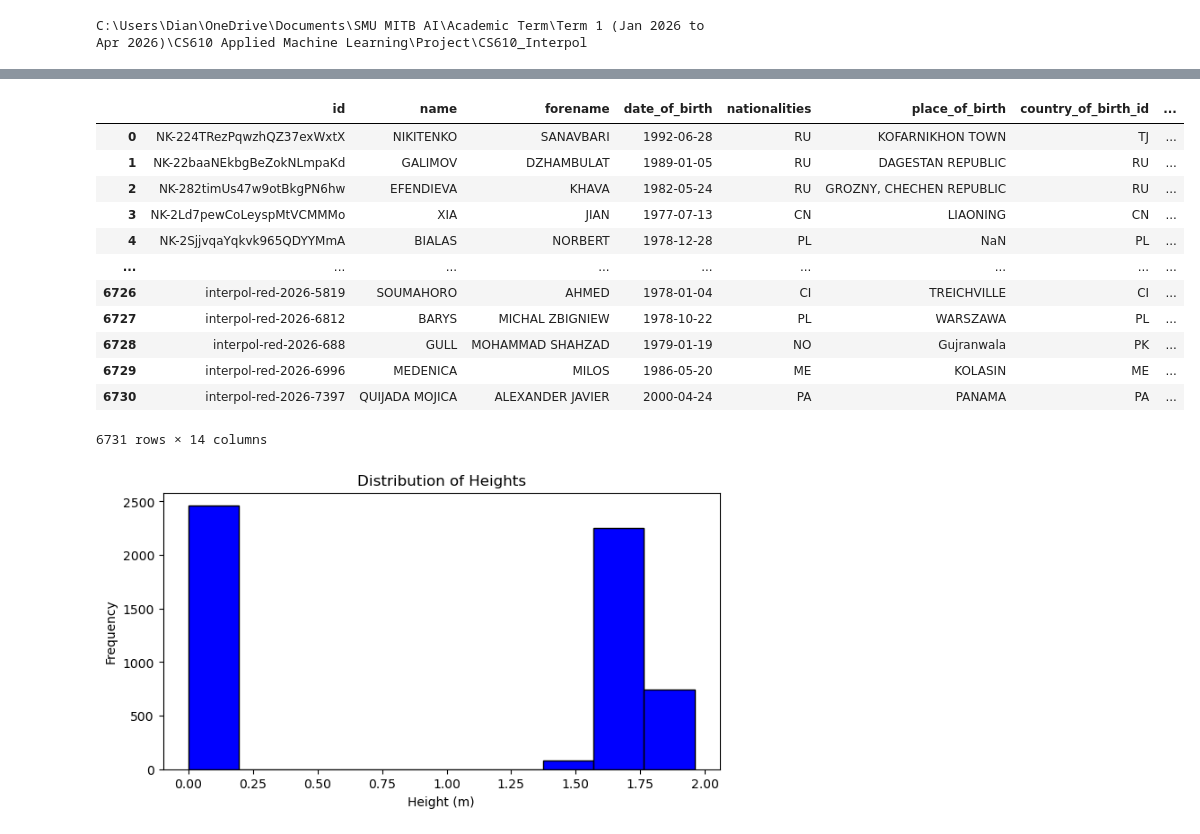
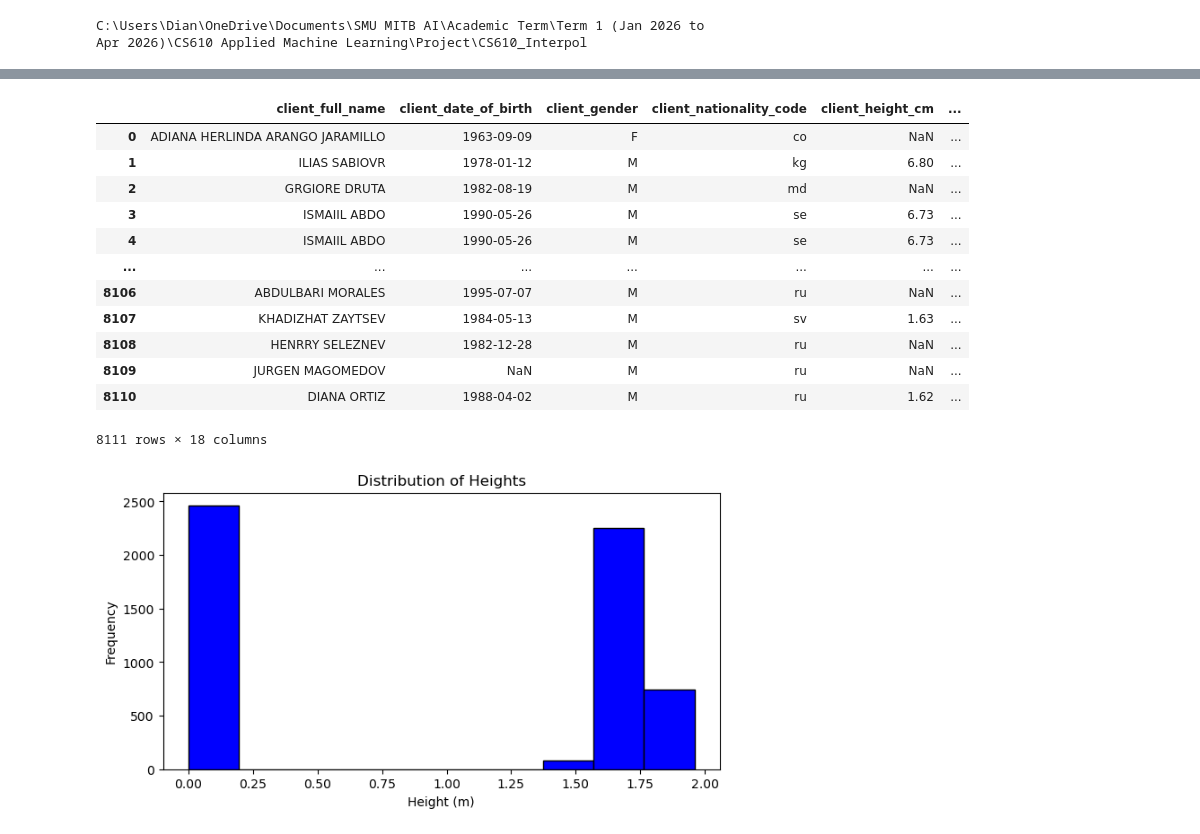
Before and after one commit to dian-farah/Interpol_Biometric_Prediction, a Jupyter notebook: Pillar 3 (Biometric Prediction).ipynb, the cells around one changed output, grey strips where cells are left out. Cells and saved outputs as stored; diff of their text form; code cells hidden in the pictures.

```diff
--- a/Pillar 3 (Biometric Prediction).ipynb
+++ b/Pillar 3 (Biometric Prediction).ipynb
@@ -61,0 +110,9 @@ pd.merge(synthetic_client, sanctions, left_on = 'matched_sanction_id', right_on
+# %%
+# 1. PREP DATASETS
+# To keep "all" columns from both sides without collision, we prefix them
+client_cols_prefixed = {col: f"client_{col}" for col in synthetic_client.columns}
+sanctions_cols_prefixed = {col: f"sanction_{col}" for col in sanctions.columns}
+
+# We use the renamed versions for the final assembly
+clients_renamed = synthetic_client.rename(columns=client_cols_prefixed)
+sanctions_renamed = sanctions.rename(columns=sanctions_cols_prefixed)
@@ -88,19 +169,41 @@ See the caveats in the documentation: https://pandas.pydata.org/pandas-docs/stab
 # %%
-biometric_prediction
+cols = [
+    'client_full_name',
+    'client_date_of_birth',
+    'client_gender',
+    'client_nationality_code',
+    'client_height_cm',
+    'client_weight_kg',
+    'client_hair_color',
+    'client_eye_color',
+    'client_match_label',
+    'sanction_name',
+    'sanction_birth_date',
+    'sanction_GENDER',
+    'sanction_countries',
+    'sanction_height',
+    'sanction_weight',
+    'sanction_hairColor',
+    'sanction_eyeColor',
+    'sanction_id'
+]
+training_data = training_data[cols]
+training_data = training_data.drop_duplicates().reset_index(drop=True)
+training_data
 # %% [output]
-|  | id | name | forename | date_of_birth | nationalities | place_of_birth | country_of_birth_id | ... |
-| 0 | NK-224TRezPqwzhQZ37exWxtX | NIKITENKO | SANAVBARI | 1992-06-28 | RU | KOFARNIKHON TOWN | TJ | ... |
-| 1 | NK-22baaNEkbgBeZokNLmpaKd | GALIMOV | DZHAMBULAT | 1989-01-05 | RU | DAGESTAN REPUBLIC | RU | ... |
-| 2 | NK-282timUs47w9otBkgPN6hw | EFENDIEVA | KHAVA | 1982-05-24 | RU | GROZNY, CHECHEN REPUBLIC | RU | ... |
-| 3 | NK-2Ld7pewCoLeyspMtVCMMMo | XIA | JIAN | 1977-07-13 | CN | LIAONING | CN | ... |
-| 4 | NK-2SjjvqaYqkvk965QDYYMmA | BIALAS | NORBERT | 1978-12-28 | PL | NaN | PL | ... |
-| ... | ... | ... | ... | ... | ... | ... | ... | ... |
-| 6726 | interpol-red-2026-5819 | SOUMAHORO | AHMED | 1978-01-04 | CI | TREICHVILLE | CI | ... |
-| 6727 | interpol-red-2026-6812 | BARYS | MICHAL ZBIGNIEW | 1978-10-22 | PL | WARSZAWA | PL | ... |
-| 6728 | interpol-red-2026-688 | GULL | MOHAMMAD SHAHZAD | 1979-01-19 | NO | Gujranwala | PK | ... |
-| 6729 | interpol-red-2026-6996 | MEDENICA | MILOS | 1986-05-20 | ME | KOLASIN | ME | ... |
-| 6730 | interpol-red-2026-7397 | QUIJADA MOJICA | ALEXANDER JAVIER | 2000-04-24 | PA | PANAMA | PA | ... |
+|  | client_full_name | client_date_of_birth | client_gender | client_nationality_code | client_height_cm | ... |
+| 0 | ADIANA HERLINDA ARANGO JARAMILLO | 1963-09-09 | F | co | NaN | ... |
+| 1 | ILIAS SABIOVR | 1978-01-12 | M | kg | 6.80 | ... |
+| 2 | GRGIORE DRUTA | 1982-08-19 | M | md | NaN | ... |
+| 3 | ISMAIIL ABDO | 1990-05-26 | M | se | 6.73 | ... |
+| 4 | ISMAIIL ABDO | 1990-05-26 | M | se | 6.73 | ... |
+| ... | ... | ... | ... | ... | ... | ... |
+| 8106 | ABDULBARI MORALES | 1995-07-07 | M | ru | NaN | ... |
+| 8107 | KHADIZHAT ZAYTSEV | 1984-05-13 | M | sv | 1.63 | ... |
+| 8108 | HENRRY SELEZNEV | 1982-12-28 | M | ru | NaN | ... |
+| 8109 | JURGEN MAGOMEDOV | NaN | M | ru | NaN | ... |
+| 8110 | DIANA ORTIZ | 1988-04-02 | M | ru | 1.62 | ... |
-6731 rows × 14 columns
+8111 rows × 18 columns
 # %%
 biometric_prediction.to_excel('processed/biometric_prediction.xlsx', index=False)
 # %%
```
Also changed, not shown: parts of 7 cells of this notebook, 2 other files.
